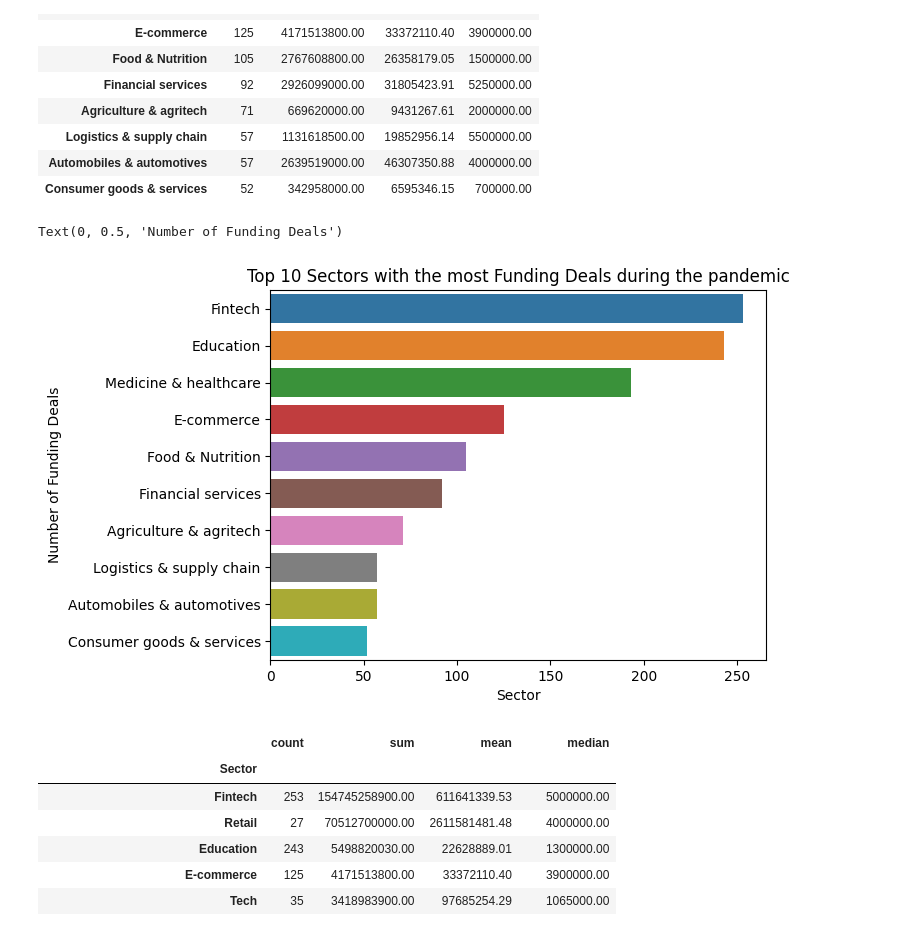
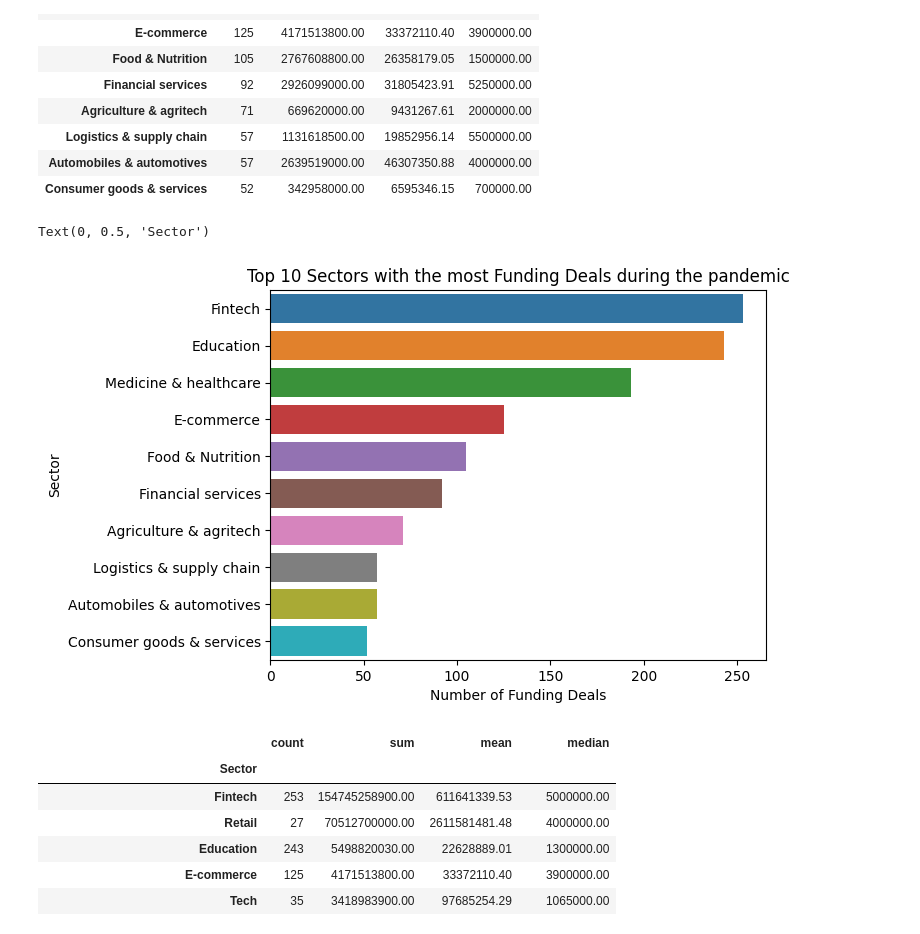
Before and after one commit to kbay9/Indian-startup-funding-analyses-with-python, a Jupyter notebook: DataAnalysis_Step_By_Step_Guide.ipynb, the cells around one changed output. Drawn from its saved outputs; the diff is of its cells as text; code cells hidden in the pictures.

```diff
--- a/DataAnalysis_Step_By_Step_Guide.ipynb
+++ b/DataAnalysis_Step_By_Step_Guide.ipynb
@@ -2206,13 +2210,13 @@ sectors_count_2020_2021
 | Automobiles & automotives | 57 | 2639519000.00 | 46307350.88 | 4000000.00 |
 | Consumer goods & services | 52 | 342958000.00 | 6595346.15 | 700000.00 |
 # %%
-sns.barplot(x = sectors_count_2020_2021["count"], y = sectors_count.index)
+sns.barplot(x = sectors_count_2020_2021["count"], y = sectors_count_2020_2021.index)
 plt.title("Top 10 Sectors with the most Funding Deals during the pandemic")
-plt.xlabel("Sector")
-plt.ylabel("Number of Funding Deals")
+plt.xlabel("Number of Funding Deals")
+plt.ylabel("Sector")
 # %% [output]
-Text(0, 0.5, 'Number of Funding Deals')
+Text(0, 0.5, 'Sector')
-[figure, old version]
+[figure, new version]
 # %%
 sectors_amount = year_2020_2021.groupby(by = "Sector").Amount.agg(["count","sum","mean","median"]).sort_values(ascending = False,by = "sum").head(10)
 sectors_amount
```
Also changed, not shown: parts of 7 cells of this notebook.
